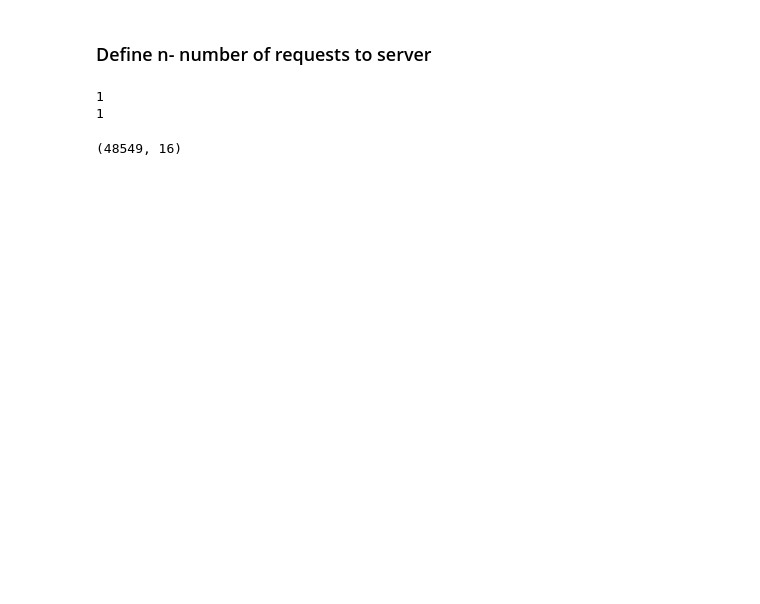
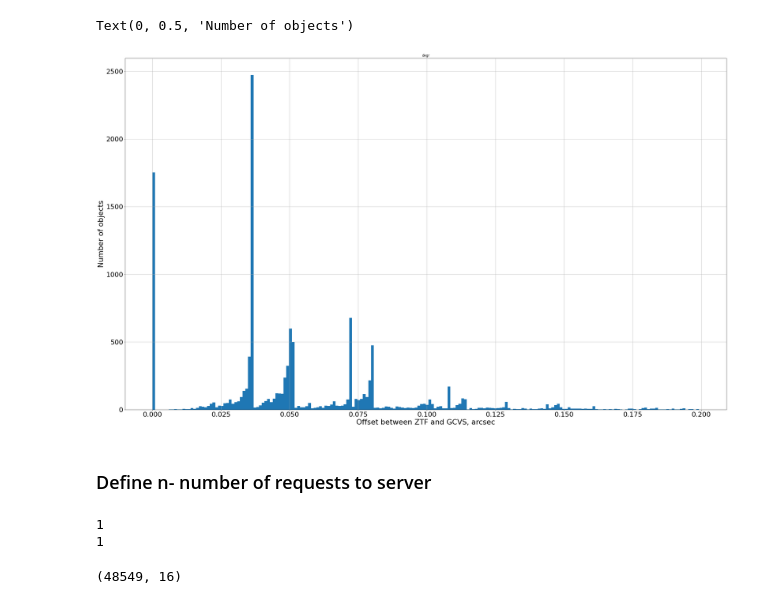
Before and after one commit to Rtut654/AstroProblems, a Jupyter notebook: Download_and_make_homogeuousdata.ipynb, the cells around one changed output. Saved outputs shown, nothing was run; the diff lists cells and outputs as text; code cells hidden in the pictures; blank space fills up the shorter version.

```diff
--- a/Download_and_make_homogeuousdata.ipynb
+++ b/Download_and_make_homogeuousdata.ipynb
@@ -27,6 +29,17 @@ import urllib
 import os
 from os import walk
 import shutil
+# %%
+import pandas as pd
+df=pd.read_csv('2iddist.csv')
+# %%
+import pylab as pl
+df[df['degr']<0.2].hist(bins=200,figsize=(40,24),xlabelsize=25,ylabelsize=25)
+pl.xlabel("Offset between ZTF and GCVS, arcsec",size=27)
+pl.ylabel("Number of objects",size=27)
+# %% [output]
+Text(0, 0.5, 'Number of objects')
+[figure, added]
 # %% [markdown]
 ### Define n- number of requests to server
 # %%
```
Also changed, not shown: parts of 12 cells of this notebook, 1 other file.
